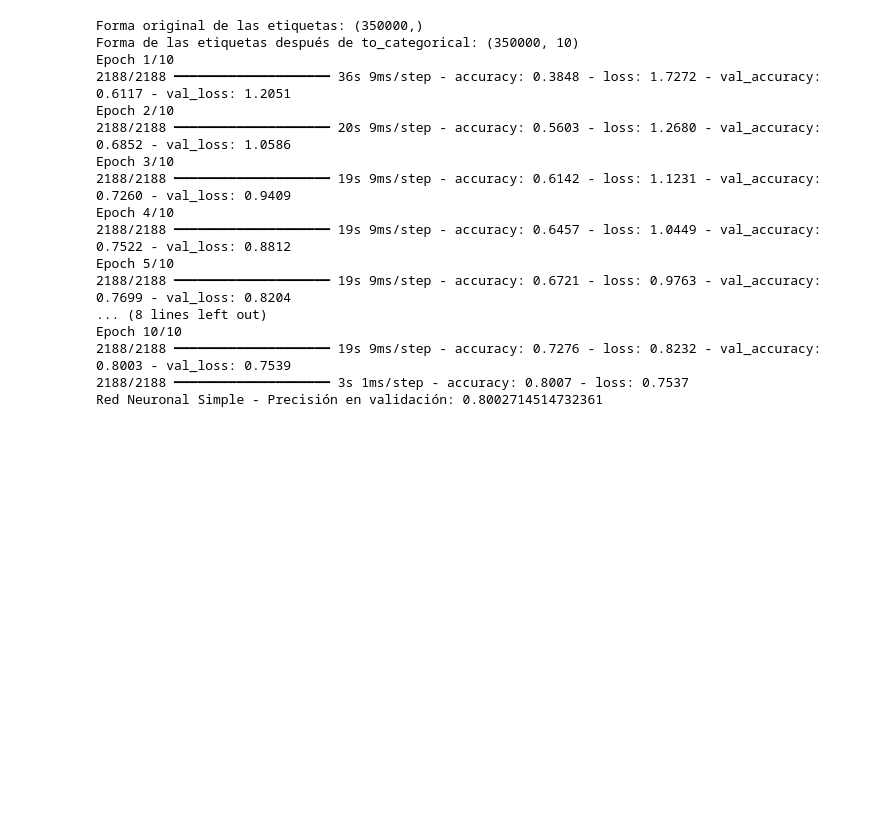
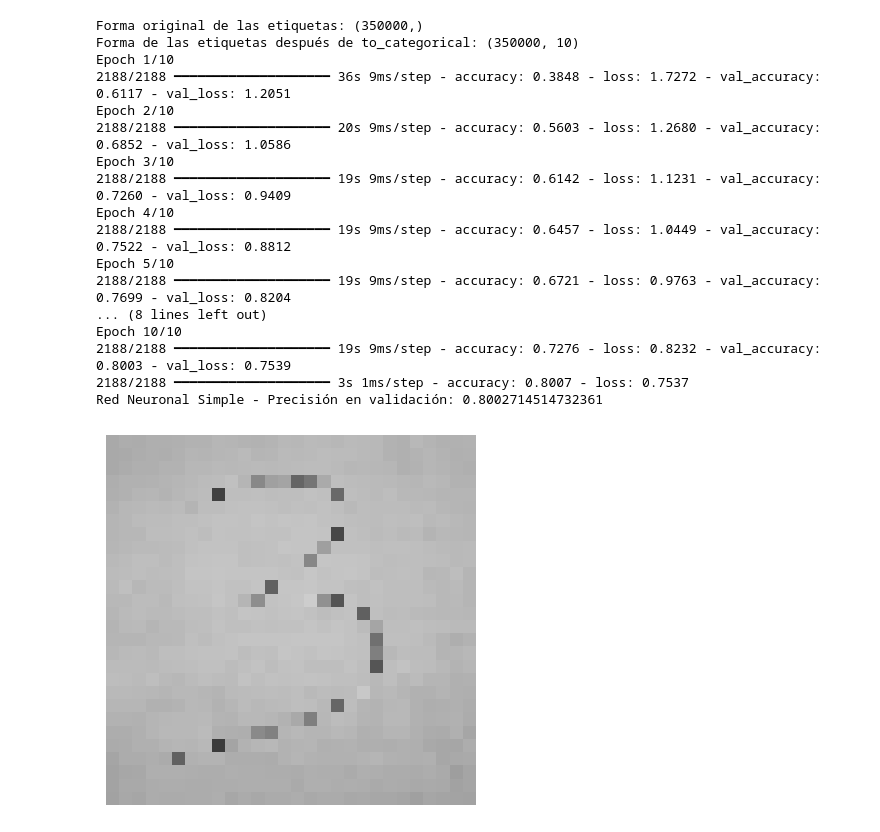
Before and after one commit to AGM54/labimagenesdata, a Jupyter notebook: lab.ipynb, the cells around one changed output. Drawn from its saved outputs; the diff is of its cells as text; code cells hidden in the pictures; blank space fills up the shorter version.

Commit message:
:sparkles: image processing and prediction

```diff
--- a/lab.ipynb
+++ b/lab.ipynb
@@ -475,3 +475,34 @@ Epoch 10/10
 2188/2188 ━━━━━━━━━━━━━━━━━━━━ 19s 9ms/step - accuracy: 0.7276 - loss: 0.8232 - val_accuracy: 0.8003 - val_loss: 0.7539
 2188/2188 ━━━━━━━━━━━━━━━━━━━━ 3s 1ms/step - accuracy: 0.8007 - loss: 0.7537
 Red Neuronal Simple - Precisión en validación: 0.8002714514732361
+# %%
+import numpy as np
+from tensorflow.keras.preprocessing import image
+import matplotlib.pyplot as plt
+from skimage.color import rgb2gray
+from skimage.transform import resize
+
+def preprocess_digit_image(image_path):
+    img = image.load_img(image_path, color_mode="grayscale", target_size=(28, 28))
+    img_array = image.img_to_array(img)
+    img_array = img_array.astype('float32') / 255.0
+    img_array = np.repeat(img_array, 3, axis=-1)
+    img_array = np.expand_dims(img_array, axis=0)
+    return img_array
+
+
+image_path = '3.png'
+img_processed = preprocess_digit_image(image_path)
+
+
+plt.imshow(img_processed.squeeze(), cmap='gray')
+plt.axis('off')
+plt.show()
+
+
+prediction = modelo_avanzado.predict(img_processed)
+predicted_digit = np.argmax(prediction, axis=1)
+
+print(f'El dígito predicho es: {predicted_digit[0]}')
+# %% [output]
+[figure, added]
```
Also changed, not shown: parts of 5 cells of this notebook.
